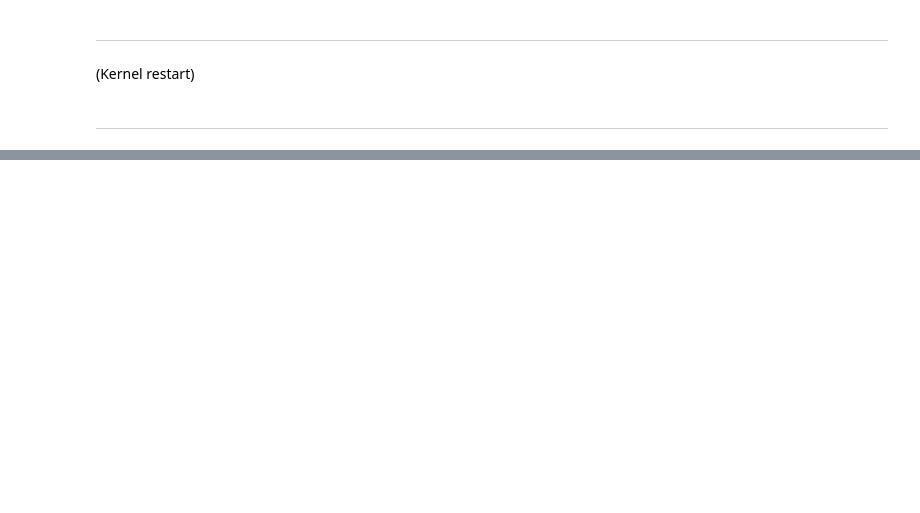
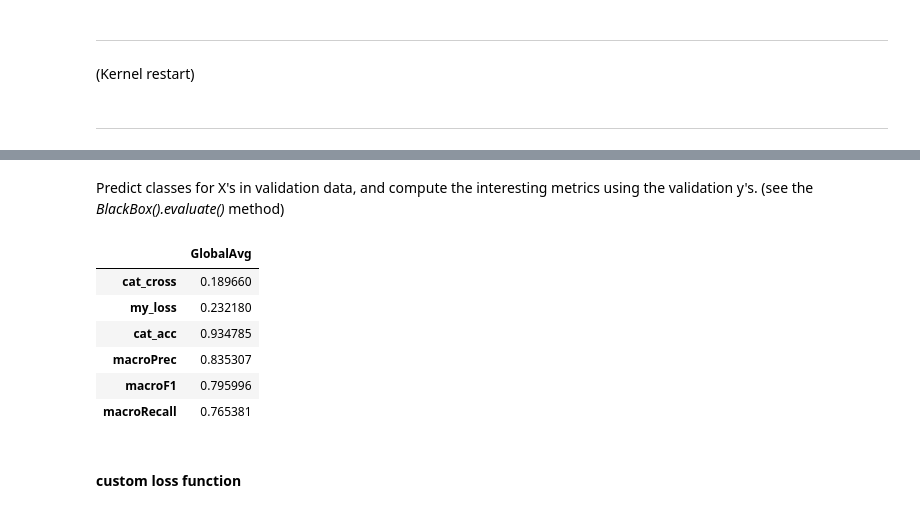
Before and after one commit to olszewskip/ArXiv_Classifier, a Jupyter notebook: keras_GlobalAvg_GridSearch.ipynb, the cells around one changed output, grey strips where cells are left out. Saved outputs shown, nothing was run; the diff lists cells and outputs as text; code cells hidden in the pictures; blank space fills up the shorter version.

```diff
--- a/keras_GlobalAvg_GridSearch.ipynb
+++ b/keras_GlobalAvg_GridSearch.ipynb
@@ -237,4 +267,16 @@ model1.load_hist()
+# %% [markdown]
+Predict classes for X's in validation data, and compute the interesting metrics using the validation y's.
+(see the *BlackBox().evaluate()* method)
 # %%
 model1.evaluate(X_val, y_val)
-model1.plot()
+# %% [output]
+|  | GlobalAvg |
+| cat_cross | 0.189660 |
+| my_loss | 0.232180 |
+| cat_acc | 0.934785 |
+| macroPrec | 0.835307 |
+| macroF1 | 0.795996 |
+| macroRecall | 0.765381 |
+# %% [markdown]
+#### custom loss function
 # %%
```
Also changed, not shown: parts of 32 cells of this notebook.
